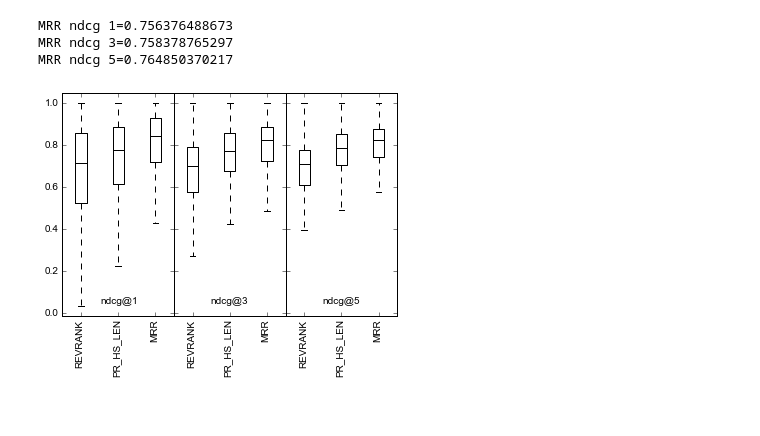
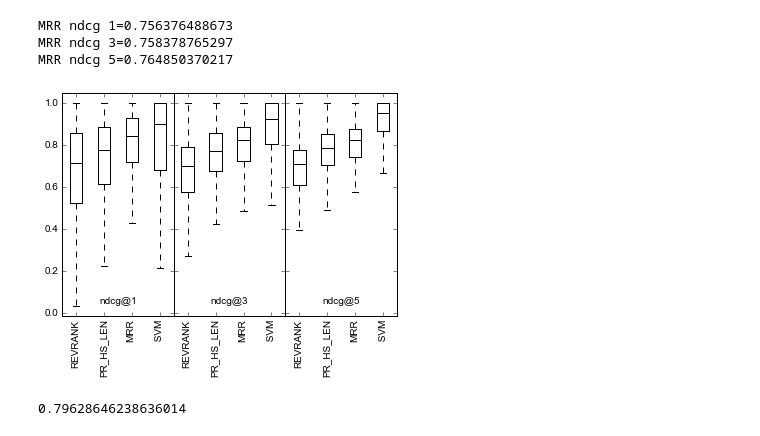
Before and after one commit to vwoloszyn/MRR, a Jupyter notebook: PR_HS_LEN_combined_book.ipynb, the cells around one changed output. Drawn from its saved outputs; the diff is of its cells as text; code cells hidden in the pictures.

```diff
--- a/PR_HS_LEN_combined_book.ipynb
+++ b/PR_HS_LEN_combined_book.ipynb
@@ -191,6 +191,10 @@ MRR ndcg 1=0.756376488673
 MRR ndcg 3=0.758378765297
 MRR ndcg 5=0.764850370217
 # %%
+ndcg_1_svm= np.array(pd.read_csv('data/ndcg_1_svm_books.csv').values.tolist())[:,1]
+ndcg_3_svm= np.array(pd.read_csv('data/ndcg_3_svm_books.csv').values.tolist())[:,1]
+ndcg_5_svm= np.array(pd.read_csv('data/ndcg_5_svm_books.csv').values.tolist())[:,1]
+
 import matplotlib as mpl
 mpl.rcParams.update(mpl.rcParamsDefault)
 import matplotlib.pyplot as plt
@@ -205,9 +209,9 @@ fig, (ax1, ax2, ax3) = plt.subplots(ncols=3, sharey=True)
 fig.subplots_adjust(wspace=0)
 
 data={}
-data['ndcg@1']=[ndcg_revRank1, ndcg_pr_hs_len1, ndcg_mrr_1]
-data['ndcg@3']=[ndcg_revRank3, ndcg_pr_hs_len3, ndcg_mrr_3]
-data['ndcg@5']=[ndcg_revRank5, ndcg_pr_hs_len5, ndcg_mrr_5]
+data['ndcg@1']=[ndcg_revRank1, ndcg_pr_hs_len1, ndcg_mrr_1, ndcg_1_svm]
+data['ndcg@3']=[ndcg_revRank3, ndcg_pr_hs_len3, ndcg_mrr_3, ndcg_3_svm]
+data['ndcg@5']=[ndcg_revRank5, ndcg_pr_hs_len5, ndcg_mrr_5, ndcg_5_svm]
 #for ax, name in zip(axes, ['ndcg@1', 'ndcg@3', 'ndcg@5']):
 #    ax.boxplot(data[name])
 #    ax.set(xticklabels=['revRank', 'pr_hs_len', 'MRR'], xlabel=name)
@@ -215,7 +219,7 @@ data['ndcg@5']=[ndcg_revRank5, ndcg_pr_hs_len5, ndcg_mrr_5]
 
 bp1=ax1.boxplot(data['ndcg@1'],sym='')
 
-ax1.set(xticklabels=['REVRANK', 'PR_HS_LEN', 'MRR'], xlabel='ndcg@1')
+ax1.set(xticklabels=['REVRANK', 'PR_HS_LEN', 'MRR', ' SVM'], xlabel='ndcg@1')
 ax1.XTickLabelRotation=45
 ax1.margins(0.5) # Optional
 plt.setp(bp1['boxes'], linewidth=1, color='black')
@@ -231,7 +235,7 @@ for i in range(3):
 
 
 bp2=ax2.boxplot(data['ndcg@3'],sym='')
-ax2.set(xticklabels=['REVRANK', 'PR_HS_LEN', 'MRR'], xlabel='ndcg@3')
+ax2.set(xticklabels=['REVRANK', 'PR_HS_LEN', 'MRR', ' SVM'], xlabel='ndcg@3')
 ax2.margins(0.05) # Optional
 plt.setp(bp2['boxes'], linewidth=1, color='black')
 plt.setp(bp2['fliers'], linewidth=1, color='black')
@@ -246,37 +250,41 @@ for i in range(3):
 
 
 bp3=ax3.boxplot(data['ndcg@5'],sym='')
-ax3.set(xticklabels=['REVRANK', 'PR_HS_LEN', 'MRR'], xlabel='ndcg@5')
+ax3.set(xticklabels=['REVRANK', 'PR_HS_LEN', 'MRR', ' SVM'], xlabel='ndcg@5')
 ax3.margins(0.05) # Optional
 plt.setp(bp3['boxes'], linewidth=1, color='black')
 plt.setp(bp3['fliers'], linewidth=1, color='black')
 plt.setp(bp3['medians'], linewidth=1, color='black')
 plt.setp(bp3['whiskers'], linewidth=1, color='black')
 
 for i in range(3):
     med = bp3['medians'][i]
     #ax3.plot([np.mean(med.get_xdata())], [np.mean(data['ndcg@5'][i])], color='k', marker='*', markeredgecolor='k')
 
 
 
 
 
 ax1.xaxis.labelpad = -80
 ax2.xaxis.labelpad = -80
 ax3.xaxis.labelpad = -80
 
 
 
 for ax in fig.axes:
     plt.sca(ax)
     plt.xticks(rotation=90)
 
 
 # plt.figtext(0.80, 0.5, '*', color='k', backgroundcolor='gray',
 #             weight='roman', size='medium')
 # plt.figtext(0.815, 0.5, ' Mean Value', color='black', weight='roman',
 #             size='medium', backgroundcolor='gray',)
 
 plt.show()
 # %% [output]
-[figure, old version]
+[figure, new version]
+# %%
+np.mean(ndcg_mrr_1)
+# %% [output]
+0.79628646238636014
```
Also changed, not shown: 11 other files.
